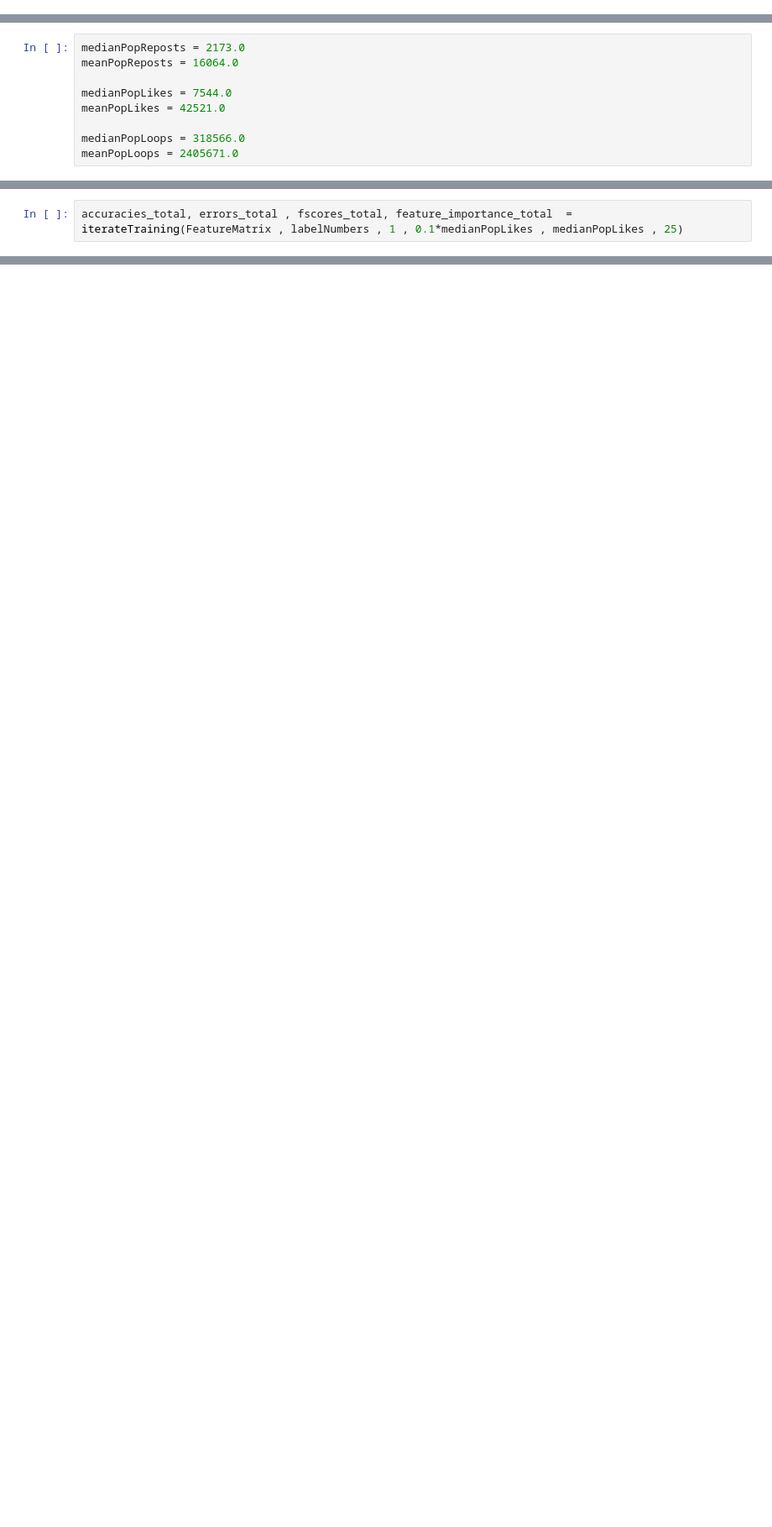
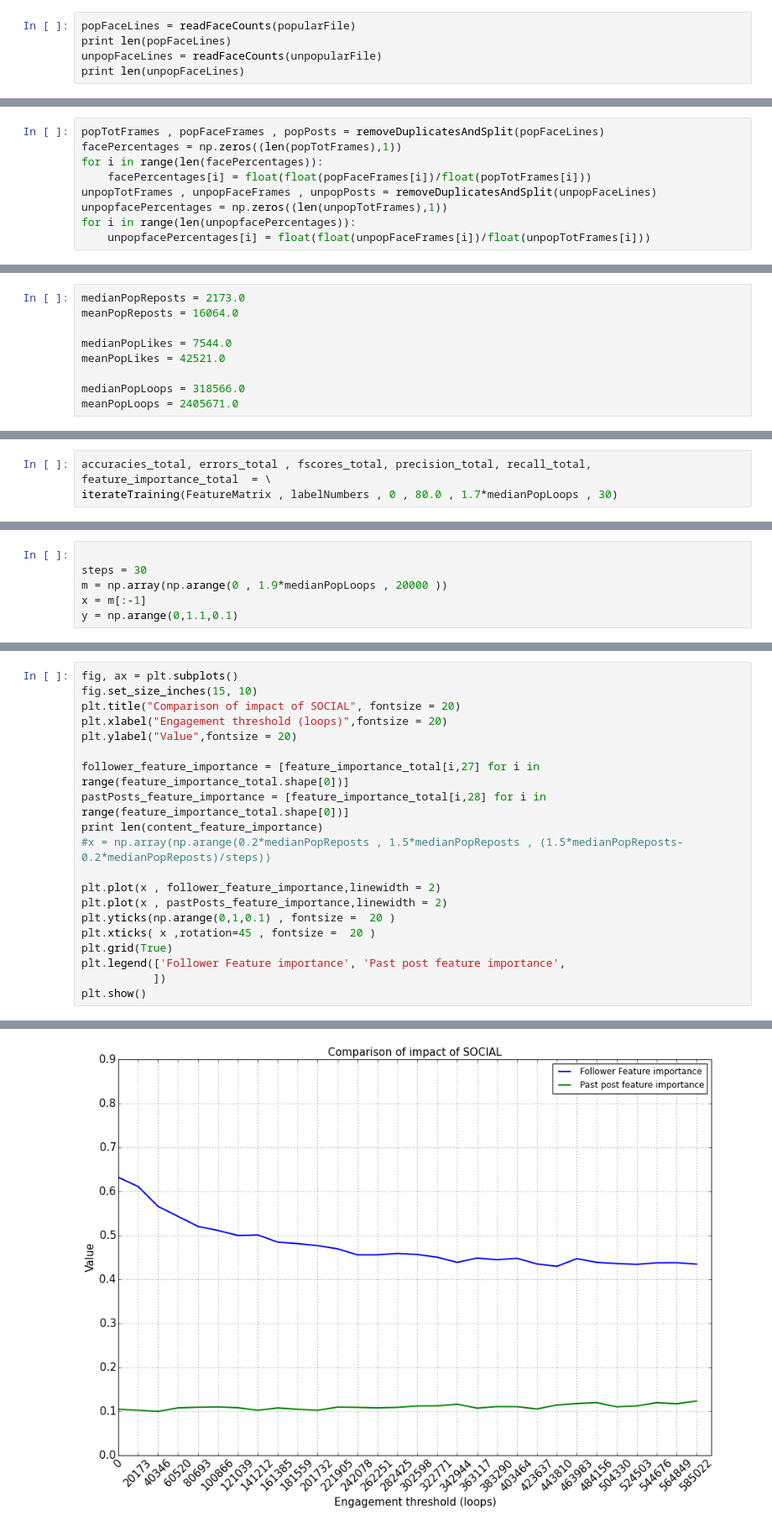
Before and after one commit to sagarjoglekar/vineCrawl, a Jupyter notebook: notebooks/FeatureCollateAndClassifier.ipynb, the cells around one changed output, grey strips where cells are left out. Shown at 84% size. Drawn from its saved outputs; the diff is of its cells as text; blank space fills up the shorter version.

```diff
--- a/notebooks/FeatureCollateAndClassifier.ipynb
+++ b/notebooks/FeatureCollateAndClassifier.ipynb
@@ -75,0 +124,5 @@ def convertToDict(social):
+# %%
+popFaceLines = readFaceCounts(popularFile)
+print len(popFaceLines)
+unpopFaceLines = readFaceCounts(unpopularFile)
+print len(unpopFaceLines)
@@ -75,0 +132,9 @@ def convertToDict(social):
+# %%
+popTotFrames , popFaceFrames , popPosts = removeDuplicatesAndSplit(popFaceLines)
+facePercentages = np.zeros((len(popTotFrames),1))
+for i in range(len(facePercentages)):
+    facePercentages[i] = float(float(popFaceFrames[i])/float(popTotFrames[i]))
+unpopTotFrames , unpopFaceFrames , unpopPosts = removeDuplicatesAndSplit(unpopFaceLines)
+unpopfacePercentages = np.zeros((len(unpopTotFrames),1))
+for i in range(len(unpopfacePercentages)):
+    unpopfacePercentages[i] = float(float(unpopFaceFrames[i])/float(unpopTotFrames[i]))
@@ -243,3 +331,4 @@ f1_score(y_test, RF_predict, average='binary')
 # %%
-accuracies_total, errors_total , fscores_total, feature_importance_total  = iterateTraining(FeatureMatrix , labelNumbers , 1 , 0.1*medianPopLikes , medianPopLikes , 25)
+accuracies_total, errors_total , fscores_total, precision_total, recall_total, feature_importance_total  = \
+iterateTraining(FeatureMatrix , labelNumbers , 0 , 80.0 , 1.7*medianPopLoops , 30)
 # %% [output]
@@ -262,0 +374,6 @@ Videos Classified as Popular 0.122147
+# %%
+
+steps = 30
+m = np.array(np.arange(0 , 1.9*medianPopLoops , 20000 ))
+x = m[:-1]
+y = np.arange(0,1.1,0.1)
@@ -262,0 +455,21 @@ Videos Classified as Popular 0.122147
+# %%
+fig, ax = plt.subplots()
+fig.set_size_inches(15, 10)
+plt.title("Comparison of impact of SOCIAL", fontsize = 20)
+plt.xlabel("Engagement threshold (loops)",fontsize = 20)
+plt.ylabel("Value",fontsize = 20)
+
+follower_feature_importance = [feature_importance_total[i,27] for i in range(feature_importance_total.shape[0])]
+pastPosts_feature_importance = [feature_importance_total[i,28] for i in range(feature_importance_total.shape[0])]
+print len(content_feature_importance)
+#x = np.array(np.arange(0.2*medianPopReposts , 1.5*medianPopReposts , (1.5*medianPopReposts-0.2*medianPopReposts)/steps))
+
+plt.plot(x , follower_feature_importance,linewidth = 2)
+plt.plot(x , pastPosts_feature_importance,linewidth = 2)
+plt.yticks(np.arange(0,1,0.1) , fontsize =  20 )
+plt.xticks( x ,rotation=45 , fontsize =  20 )
+plt.grid(True)
+plt.legend(['Follower Feature importance', 'Past post feature importance',
+           ])
+plt.show()
+# %% [output]
@@ -262,0 +477 @@ Videos Classified as Popular 0.122147
+[figure, added]
```
Also changed, not shown: parts of 50 cells of this notebook, 16 other files.
